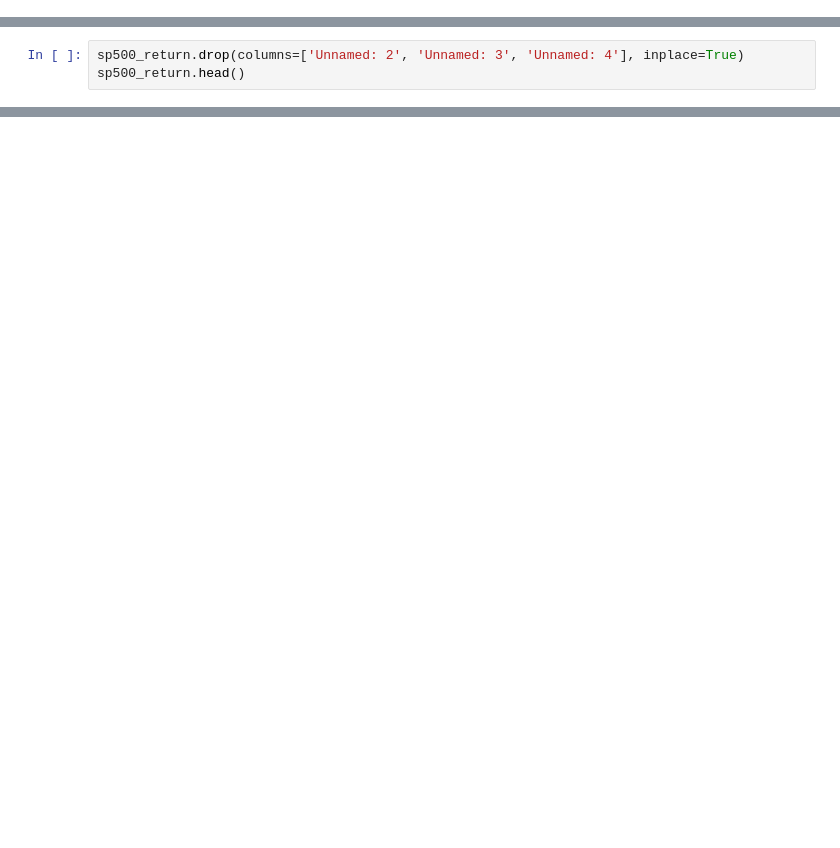
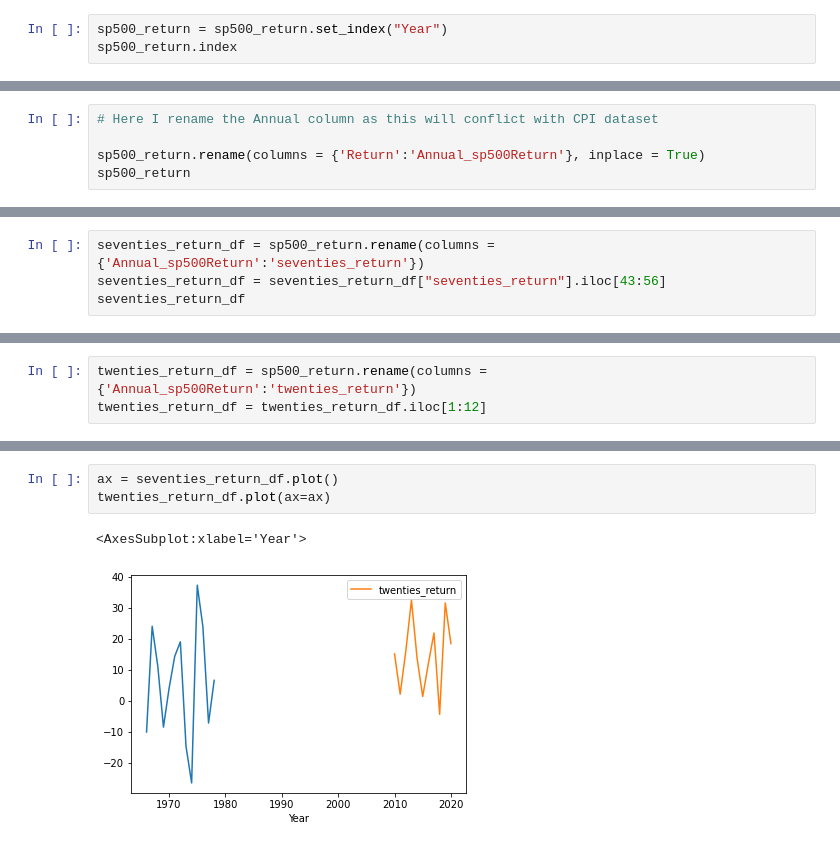
Before and after one commit to malrepos/FirstGroup, a Jupyter notebook: s&p500_return.ipynb, the cells around one changed output, grey strips where cells are left out. Drawn from its saved outputs; the diff is of its cells as text; blank space fills up the shorter version.

Commit message:
Add files via upload
New S&P Data, cleaned and graphed

```diff
--- a/s&p500_return.ipynb
+++ b/s&p500_return.ipynb
@@ -18,0 +27,3 @@ sp500_return.head()
+# %%
+sp500_return = sp500_return.set_index("Year")
+sp500_return.index
@@ -18,0 +51,5 @@ sp500_return.head()
+# %%
+# Here I rename the Annual column as this will conflict with CPI dataset
+
+sp500_return.rename(columns = {'Return':'Annual_sp500Return'}, inplace = True)
+sp500_return
@@ -18,0 +79,4 @@ sp500_return.head()
+# %%
+seventies_return_df = sp500_return.rename(columns = {'Annual_sp500Return':'seventies_return'})
+seventies_return_df = seventies_return_df["seventies_return"].iloc[43:56]
+seventies_return_df
@@ -19,3 +107,3 @@ sp500_return.head()
 # %%
-sp500_return.drop(columns=['Unnamed: 2', 'Unnamed: 3', 'Unnamed: 4'], inplace=True)
-sp500_return.head()
+twenties_return_df = sp500_return.rename(columns = {'Annual_sp500Return':'twenties_return'})
+twenties_return_df = twenties_return_df.iloc[1:12]
@@ -28,0 +140,6 @@ sp500_return.head()
+# %%
+ax = seventies_return_df.plot()
+twenties_return_df.plot(ax=ax)
+# %% [output]
+<AxesSubplot:xlabel='Year'>
+[figure, added]
```
Also changed, not shown: parts of 13 cells of this notebook, 1 other file.
